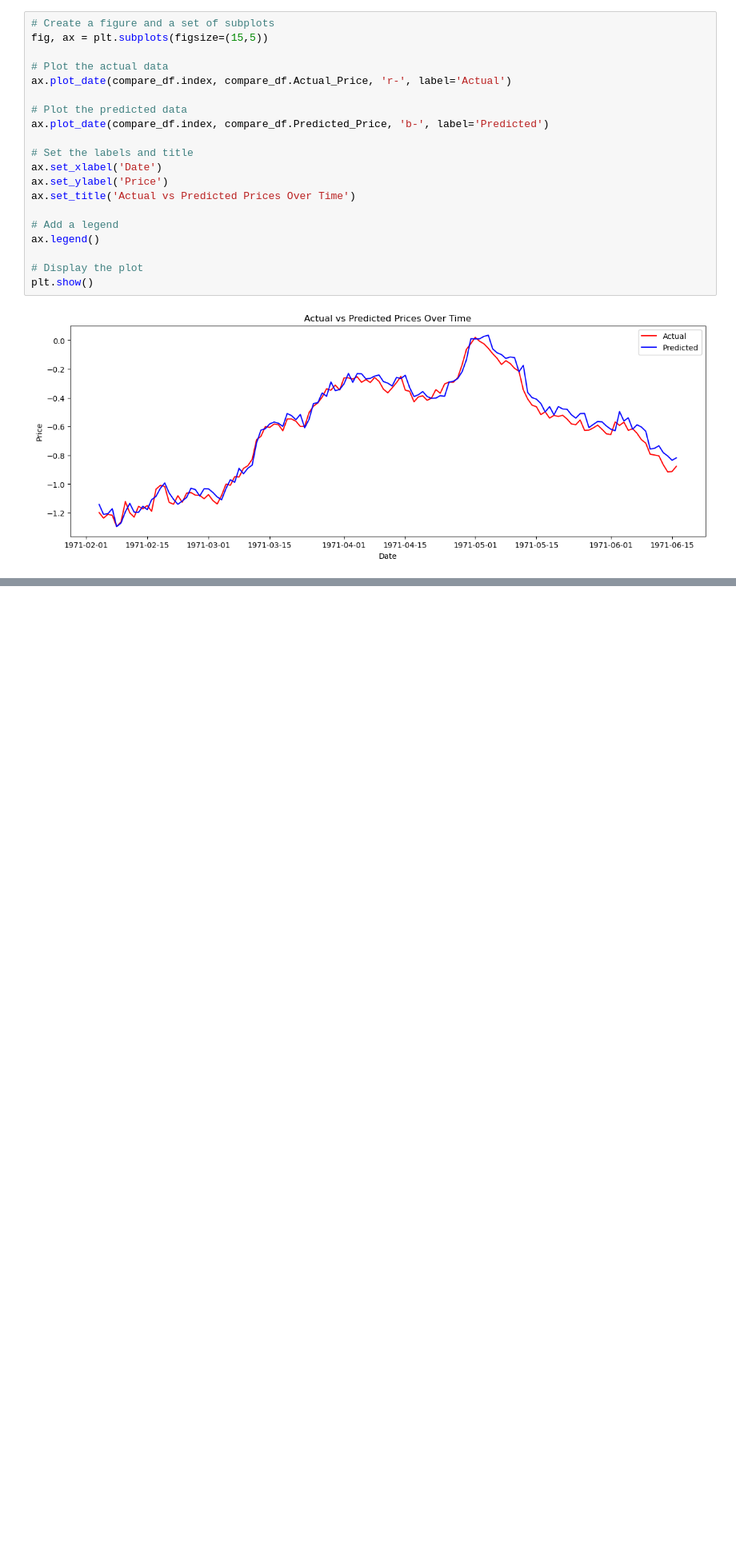
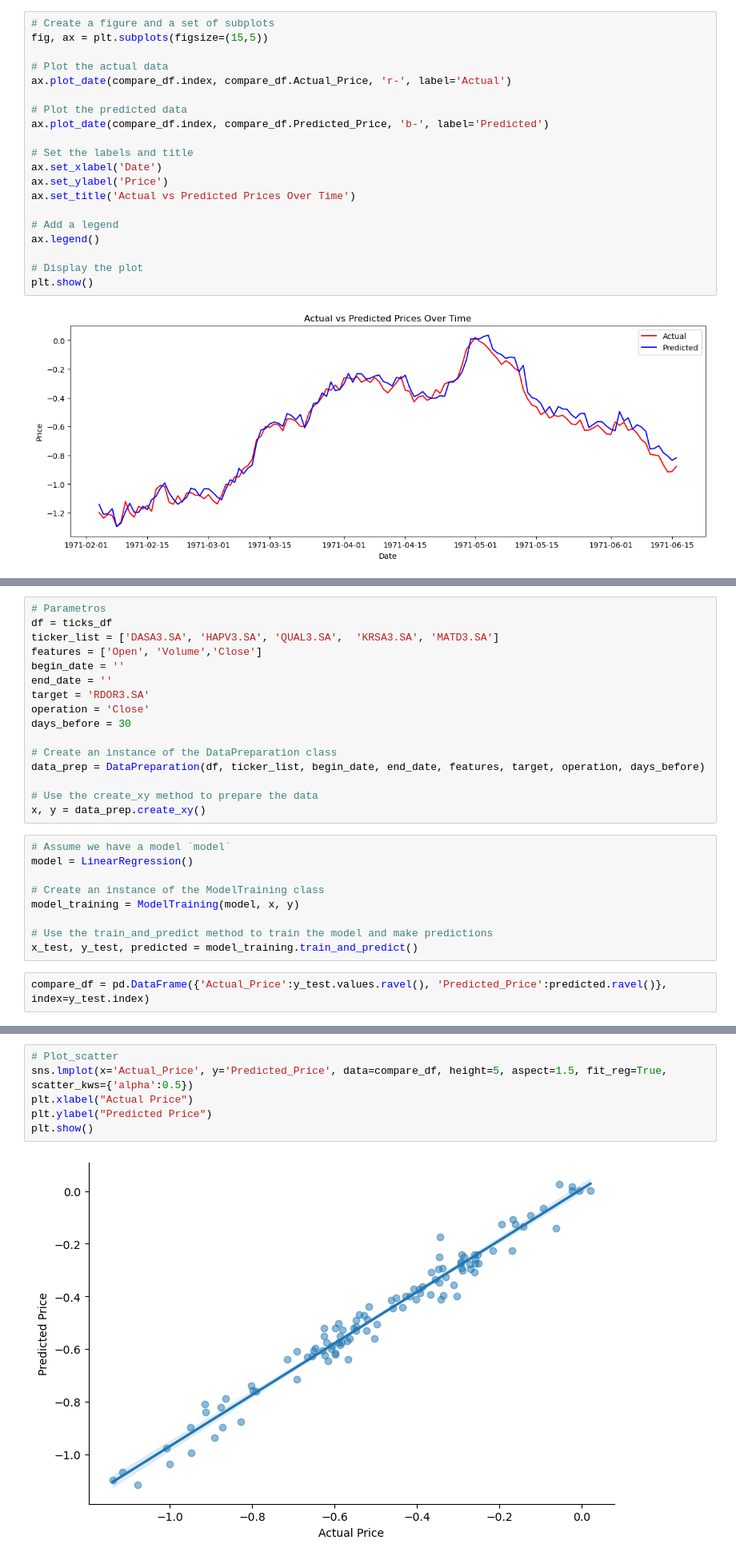
Before and after one commit to carneiro-fernando/EBAC, a Jupyter notebook: Projetos/Projeto_de_Parceria.ipynb, the cells around one changed output, grey strips where cells are left out. Shown at 80% size. Saved outputs shown, nothing was run; the diff lists cells and outputs as text; blank space fills up the shorter version.

```diff
--- a/Projetos/Projeto_de_Parceria.ipynb
+++ b/Projetos/Projeto_de_Parceria.ipynb
@@ -544,0 +618,27 @@ compare_df
+# %%
+# Parametros
+df = ticks_df
+ticker_list = ['DASA3.SA', 'HAPV3.SA', 'QUAL3.SA',  'KRSA3.SA', 'MATD3.SA']
+features = ['Open', 'Volume','Close']
+begin_date = ''
+end_date = ''
+target = 'RDOR3.SA'
+operation = 'Close'
+days_before = 30
+
+# Create an instance of the DataPreparation class
+data_prep = DataPreparation(df, ticker_list, begin_date, end_date, features, target, operation, days_before)
+
+# Use the create_xy method to prepare the data
+x, y = data_prep.create_xy()
+# %%
+# Assume we have a model `model`
+model = LinearRegression()
+
+# Create an instance of the ModelTraining class
+model_training = ModelTraining(model, x, y)
+
+# Use the train_and_predict method to train the model and make predictions
+x_test, y_test, predicted = model_training.train_and_predict()
+# %%
+compare_df = pd.DataFrame({'Actual_Price':y_test.values.ravel(), 'Predicted_Price':predicted.ravel()}, index=y_test.index)
@@ -544,0 +667,8 @@ compare_df
+# %%
+# Plot_scatter
+sns.lmplot(x='Actual_Price', y='Predicted_Price', data=compare_df, height=5, aspect=1.5, fit_reg=True, scatter_kws={'alpha':0.5})
+plt.xlabel("Actual Price")
+plt.ylabel("Predicted Price")
+plt.show()
+# %% [output]
+[figure, added]
```
Also changed, not shown: parts of 16 cells of this notebook.
